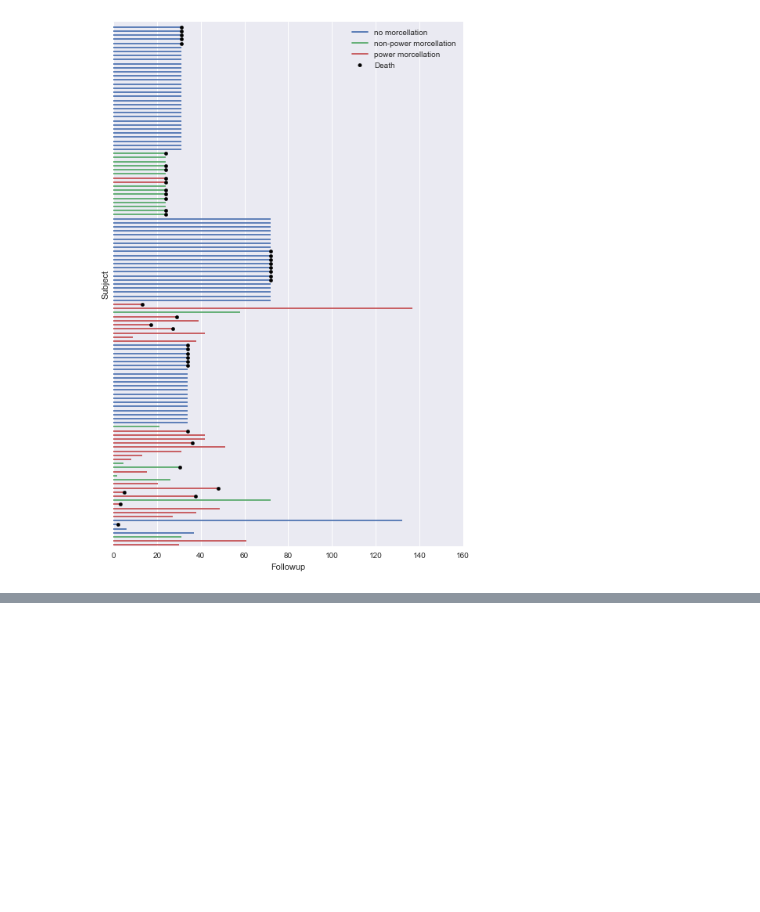
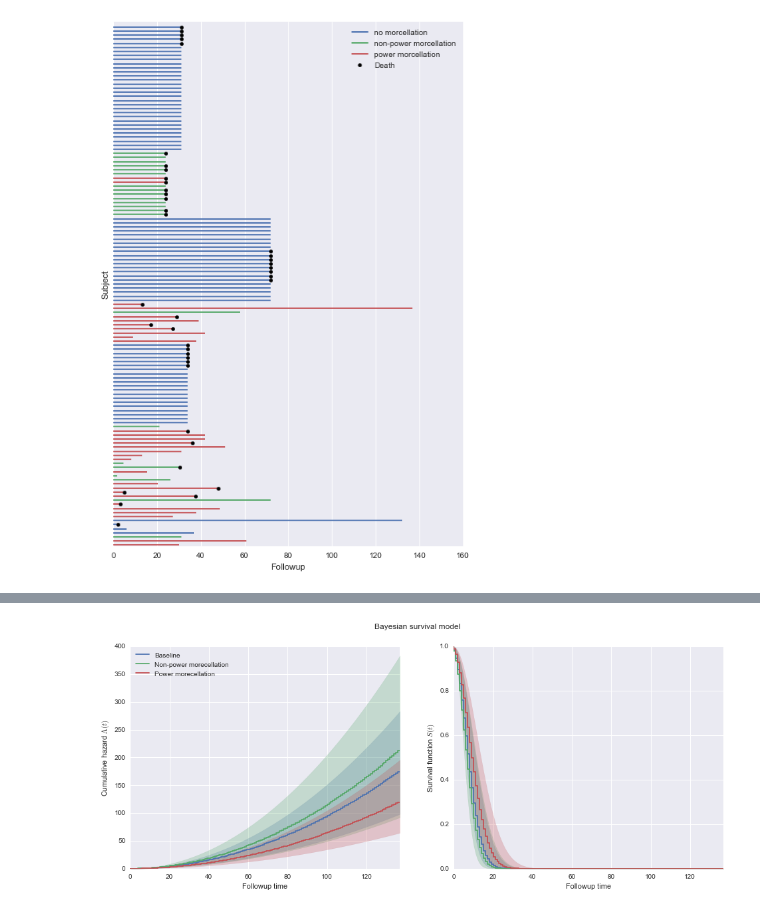
Before and after one commit to VanderbiltPopHealthSci/uterine_fibroids_MA, a Jupyter notebook: Key Question 4 Meta-analysis.ipynb, the cells around one changed output, grey strips where cells are left out. Drawn from its saved outputs; the diff is of its cells as text; code cells hidden in the pictures; blank space fills up the shorter version.

```diff
--- a/Key Question 4 Meta-analysis.ipynb
+++ b/Key Question 4 Meta-analysis.ipynb
@@ -396,0 +283,50 @@ ax.legend(loc=1);
+# %%
+def cum_hazard(hazard, n=n_intervals):
+    return (np.arange(n) * hazard.reshape(-1,1)).cumsum(axis=-1)
+
+def survival(hazard):
+    return np.exp(-cum_hazard(hazard))
+# %%
+def plot_with_hpd(x, hazard, f, ax, color=None, label=None, alpha=0.05):
+
+    mean = f(hazard.mean(axis=0))
+
+    percentiles = 100 * np.array([alpha / 2., 1. - alpha / 2.])
+    hpd = np.percentile(f(hazard), percentiles, axis=0)
+
+    ax.fill_between(x, hpd[0], hpd[1], color=color, alpha=0.25)
+    ax.step(x, mean.squeeze(), color=color, label=label);
+# %%
+interval_bounds = np.arange(0, time.max() + 2, 1)
+# %%
+fig, (hazard_ax, surv_ax) = plt.subplots(ncols=2, sharex=True, sharey=False, figsize=(16, 6))
+
+plot_with_hpd(interval_bounds[:-1], baseline_hazard, cum_hazard,
+              hazard_ax, color=blue, label='Baseline')
+plot_with_hpd(interval_bounds[:-1], non_power_hazard, cum_hazard,
+              hazard_ax, color=green, label='Non-power morecellation')
+plot_with_hpd(interval_bounds[:-1], power_hazard, cum_hazard,
+              hazard_ax, color=red, label='Power morecellation')
+
+hazard_ax.set_xlim(0, time.max());
+hazard_ax.set_xlabel('Followup time');
+
+hazard_ax.set_ylabel(r'Cumulative hazard $\Lambda(t)$');
+
+hazard_ax.legend(loc=2);
+
+plot_with_hpd(interval_bounds[:-1], baseline_hazard, survival,
+              surv_ax, color=blue)
+plot_with_hpd(interval_bounds[:-1], non_power_hazard, survival,
+              surv_ax, color=green)
+plot_with_hpd(interval_bounds[:-1], power_hazard, survival,
+              surv_ax, color=red)
+
+surv_ax.set_xlim(0, time.max());
+surv_ax.set_xlabel('Followup time');
+
+surv_ax.set_ylabel('Survival function $S(t)$');
+
+fig.suptitle('Bayesian survival model');
+# %% [output]
+[figure, added]
```
Also changed, not shown: parts of 28 cells of this notebook.
